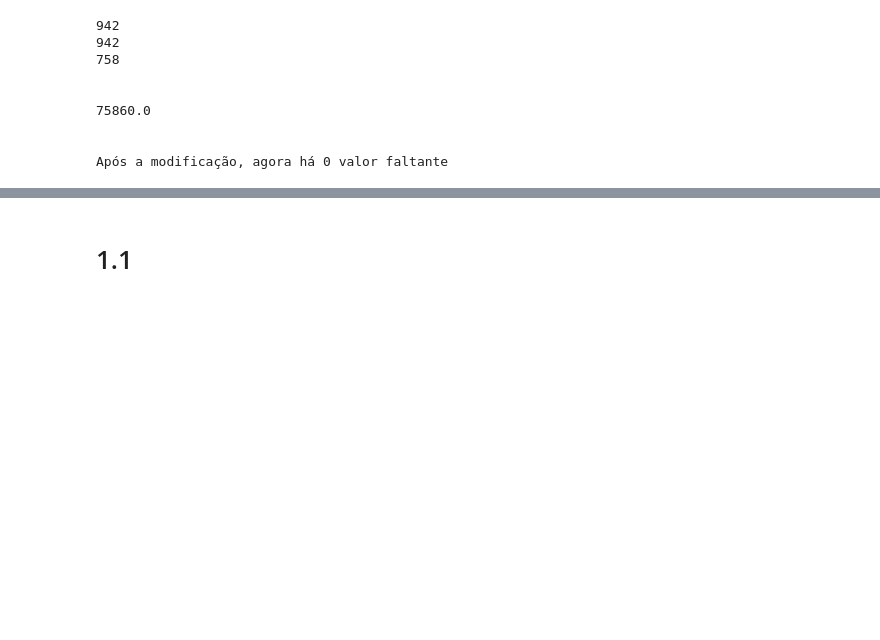
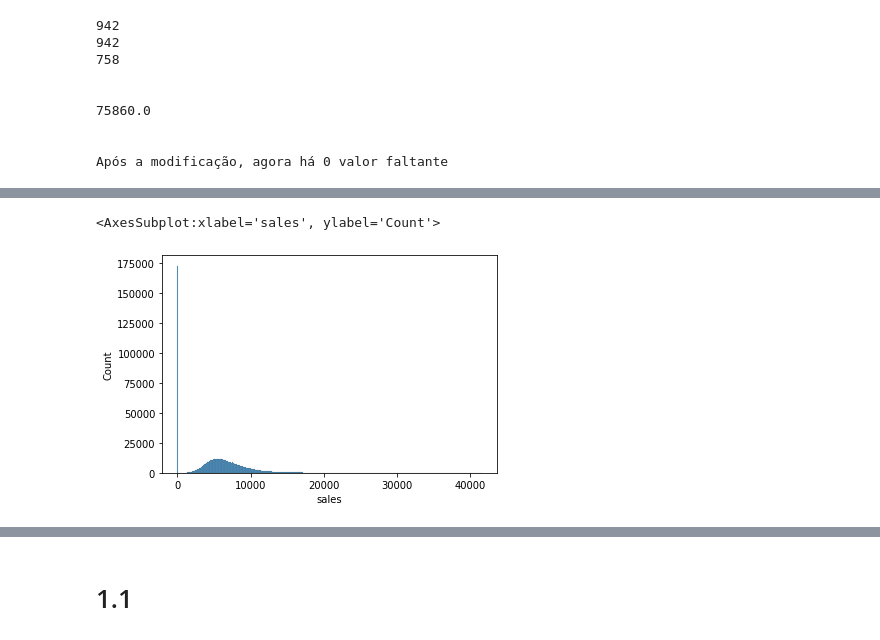
Before and after one commit to renato-favarin/ds_em_producao, a Jupyter notebook: ds_em_producao.ipynb, the cells around one changed output, grey strips where cells are left out. Drawn from its saved outputs; the diff is of its cells as text; code cells hidden in the pictures; blank space fills up the shorter version.

```diff
--- a/ds_em_producao.ipynb
+++ b/ds_em_producao.ipynb
@@ -22,7 +25,7 @@ df1 = df_raw.copy()
 # %% [markdown]
 ## 1.1. Rename Columns
 # %%
-cols_old = ['Store', 'DayOfWeek', 'Date', 'Sales', 'Customers', 'Open', 'Promo','zStateHoliday', 'SchoolHoliday', 'StoreType', 'Assortment',
+cols_old = ['Store', 'DayOfWeek', 'Date', 'Sales', 'Customers', 'Open', 'Promo','StateHoliday', 'SchoolHoliday', 'StoreType', 'Assortment',
             'CompetitionDistance', 'CompetitionOpenSinceMonth','CompetitionOpenSinceYear', 'Promo2', 'Promo2SinceWeek','Promo2SinceYear', 'PromoInterval']
 
 snakecase = lambda x: inflection.underscore(x)
@@ -223,0 +251,9 @@ dtype: int64
+# %%
+# mudar o tipo das colunas que tem semana, mês e ano
+df1["competition_open_since_month"] = df1["competition_open_since_month"].astype(int)
+df1["competition_open_since_year"] = df1["competition_open_since_year"].astype(int)
+df1["promo2_since_week"] = df1["promo2_since_week"].astype(int)
+df1["promo2_since_year"] = df1["promo2_since_year"].astype(int)
+
+# a princípio não há nenhum problema em deixar algumas colunas como int32 e outras como int64
+# caso seja necessária a conversão: valor_64 = np.int64(valor_a_ser_convertido)
@@ -223,0 +307,5 @@ dtype: int64
+# %%
+sns.histplot(df1["sales"])
+# %% [output]
+<AxesSubplot:xlabel='sales', ylabel='Count'>
+[figure, added]
```
Also changed, not shown: parts of 19 cells of this notebook.
